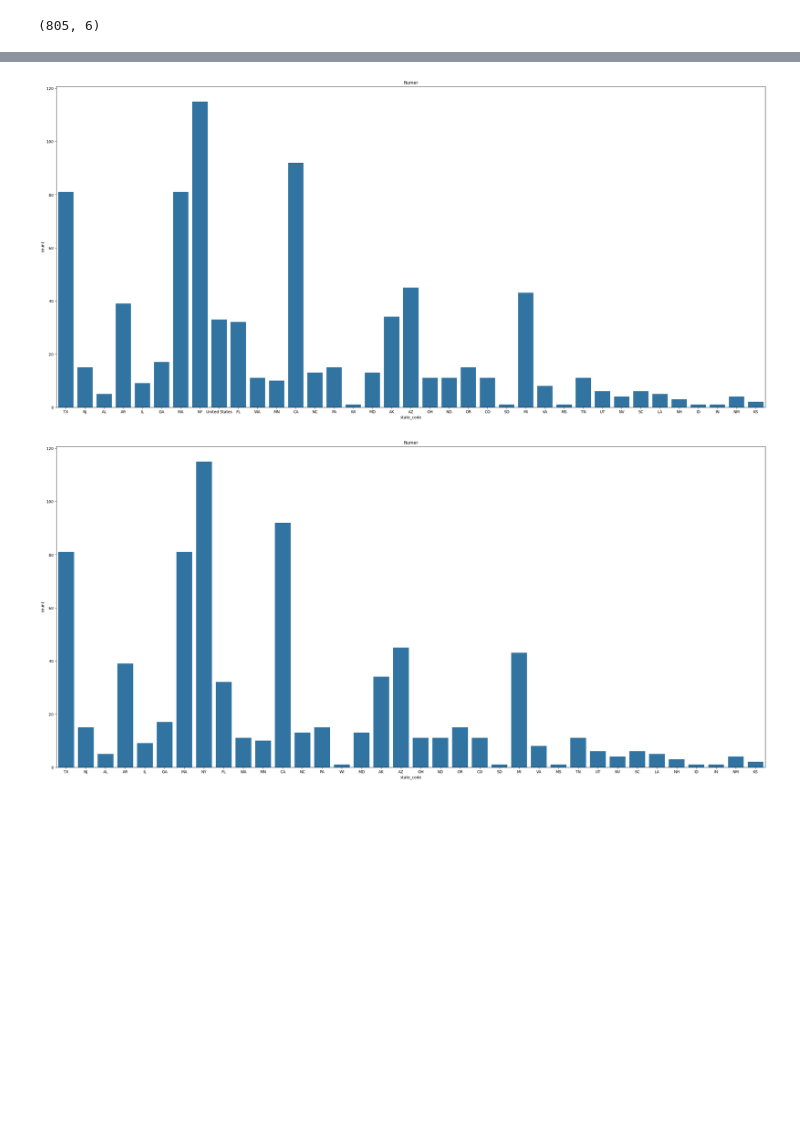
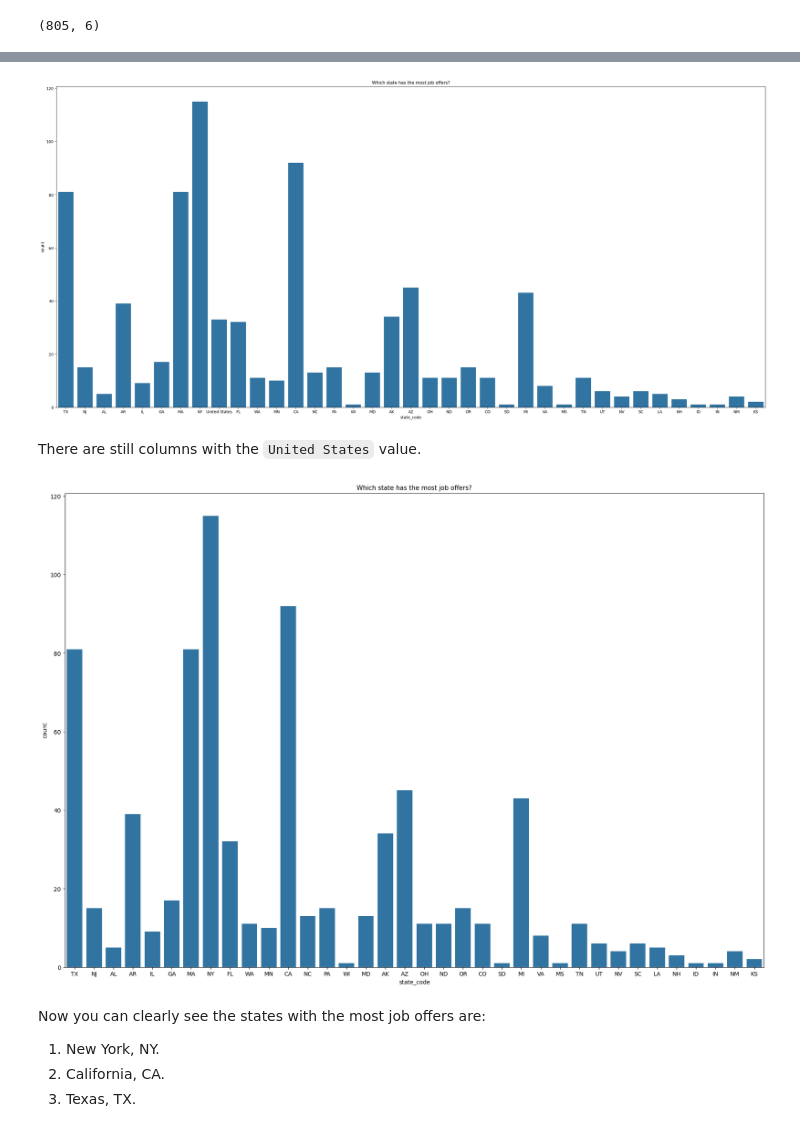
Before and after one commit to aaronjimv/ETL-LinkedIn-job-offers, a Jupyter notebook: analytics/analytics.ipynb, the cells around one changed output, grey strips where cells are left out. Cells and saved outputs as stored; diff of their text form; code cells hidden in the pictures; blank space fills up the shorter version.

```diff
--- a/analytics/analytics.ipynb
+++ b/analytics/analytics.ipynb
@@ -147,19 +208,27 @@ new_df.describe(include=['object'])
 pyplot.figure(figsize=(30, 15))
 pyplot.subplot(1, 2, 2)
 sns.countplot(data = new_df, x = 'state_code')
-pyplot.title('Numer', size=11)
+pyplot.title('Which state has the most job offers?', size=11)
 pyplot.subplots_adjust(right=2)
 pyplot.show()
 # %% [output]
-[figure, old version]
+[figure, new version]
+# %% [markdown]
+There are still columns with the `United States` value.
 # %%
 new_df = new_df.loc[(new_df['state_code'] != "United States")]
 # %%
-pyplot.figure(figsize=(30, 15))
+pyplot.figure(figsize=(20, 15))
 pyplot.subplot(1, 2, 2)
 sns.countplot(data = new_df, x = 'state_code')
-pyplot.title('Numer', size=11)
+pyplot.title('Which state has the most job offers?', size=11)
 pyplot.subplots_adjust(right=2)
 pyplot.show()
 # %% [output]
-[figure, old version]
+[figure, new version]
+# %% [markdown]
+Now you can clearly see the states with the most job offers are:
+
+1. New York, NY.
+2. California, CA.
+3. Texas, TX.
```
Also changed, not shown: parts of 14 cells of this notebook.
